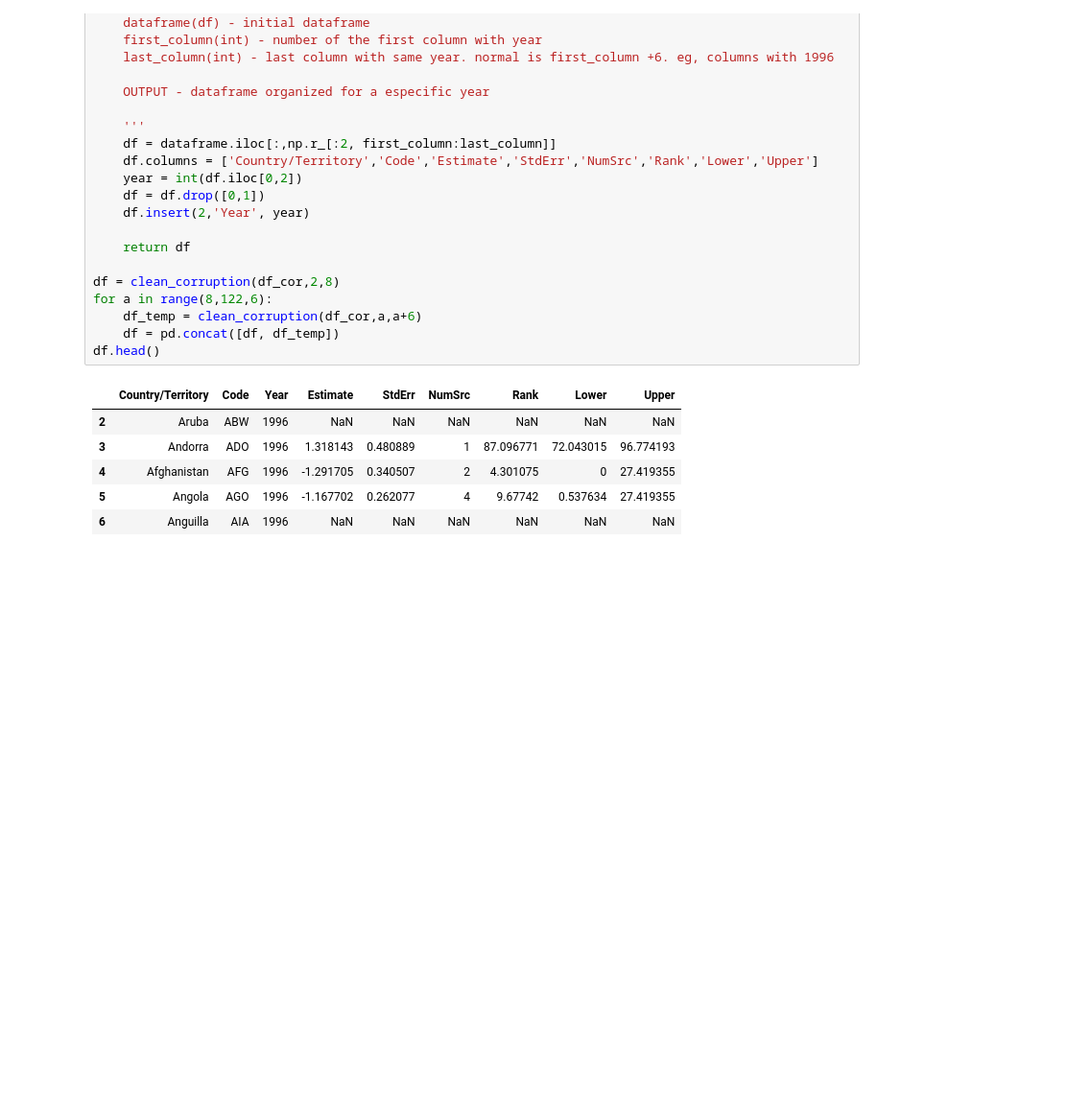
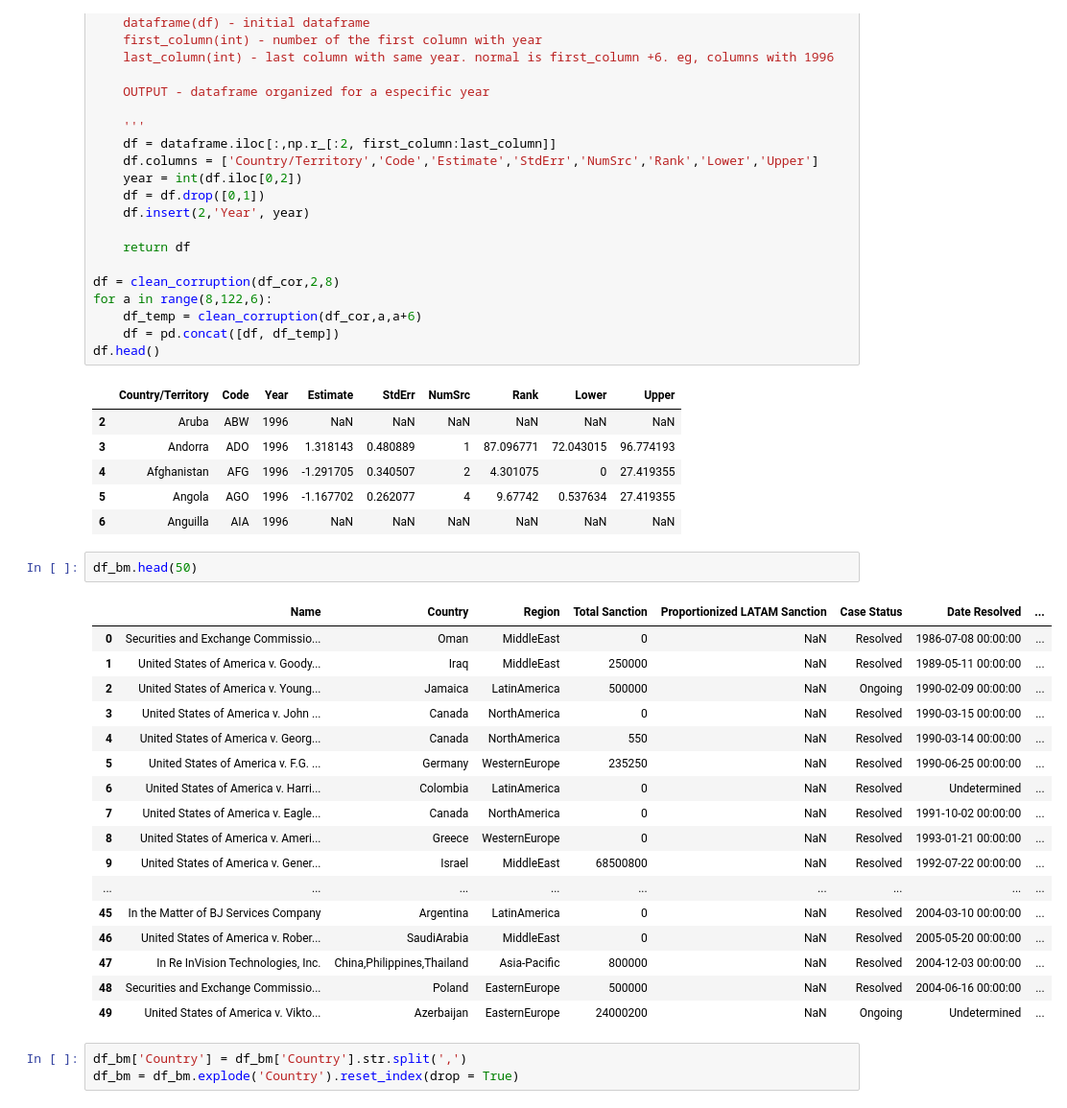
Before and after one commit to FranciscoNania/Paper-BM, a Jupyter notebook: Untitled.ipynb, the cells around one changed output. Shown: that part at 96% size. Saved outputs shown, nothing was run; the diff lists cells and outputs as text; blank space fills up the shorter version.

```diff
--- a/Untitled.ipynb
+++ b/Untitled.ipynb
@@ -53,3 +53,26 @@ df.head()
 | 4 | Afghanistan | AFG | 1996 | -1.291705 | 0.340507 | 2 | 4.301075 | 0 | 27.419355 |
 | 5 | Angola | AGO | 1996 | -1.167702 | 0.262077 | 4 | 9.67742 | 0.537634 | 27.419355 |
 | 6 | Anguilla | AIA | 1996 | NaN | NaN | NaN | NaN | NaN | NaN |
+# %%
+df_bm.head(50)
+# %% [output]
+|  | Name | Country | Region | Total Sanction | Proportionized LATAM Sanction | Case Status | Date Resolved | ... |
+| 0 | Securities and Exchange Commissio... | Oman | MiddleEast | 0 | NaN | Resolved | 1986-07-08 00:00:00 | ... |
+| 1 | United States of America v. Goody... | Iraq | MiddleEast | 250000 | NaN | Resolved | 1989-05-11 00:00:00 | ... |
+| 2 | United States of America v. Young... | Jamaica | LatinAmerica | 500000 | NaN | Ongoing | 1990-02-09 00:00:00 | ... |
+| 3 | United States of America v. John ... | Canada | NorthAmerica | 0 | NaN | Resolved | 1990-03-15 00:00:00 | ... |
+| 4 | United States of America v. Georg... | Canada | NorthAmerica | 550 | NaN | Resolved | 1990-03-14 00:00:00 | ... |
+| 5 | United States of America v. F.G. ... | Germany | WesternEurope | 235250 | NaN | Resolved | 1990-06-25 00:00:00 | ... |
+| 6 | United States of America v. Harri... | Colombia | LatinAmerica | 0 | NaN | Resolved | Undetermined | ... |
+| 7 | United States of America v. Eagle... | Canada | NorthAmerica | 0 | NaN | Resolved | 1991-10-02 00:00:00 | ... |
+| 8 | United States of America v. Ameri... | Greece | WesternEurope | 0 | NaN | Resolved | 1993-01-21 00:00:00 | ... |
+| 9 | United States of America v. Gener... | Israel | MiddleEast | 68500800 | NaN | Resolved | 1992-07-22 00:00:00 | ... |
+| ... | ... | ... | ... | ... | ... | ... | ... | ... |
+| 45 | In the Matter of BJ Services Company | Argentina | LatinAmerica | 0 | NaN | Resolved | 2004-03-10 00:00:00 | ... |
+| 46 | United States of America v. Rober... | SaudiArabia | MiddleEast | 0 | NaN | Resolved | 2005-05-20 00:00:00 | ... |
+| 47 | In Re InVision Technologies, Inc. | China,Philippines,Thailand | Asia-Pacific | 800000 | NaN | Resolved | 2004-12-03 00:00:00 | ... |
+| 48 | Securities and Exchange Commissio... | Poland | EasternEurope | 500000 | NaN | Resolved | 2004-06-16 00:00:00 | ... |
+| 49 | United States of America v. Vikto... | Azerbaijan | EasternEurope | 24000200 | NaN | Ongoing | Undetermined | ... |
+# %%
+df_bm['Country'] = df_bm['Country'].str.split(',')
+df_bm = df_bm.explode('Country').reset_index(drop = True)
```
Also changed, not shown: parts of 2 cells of this notebook, 2 other files.
